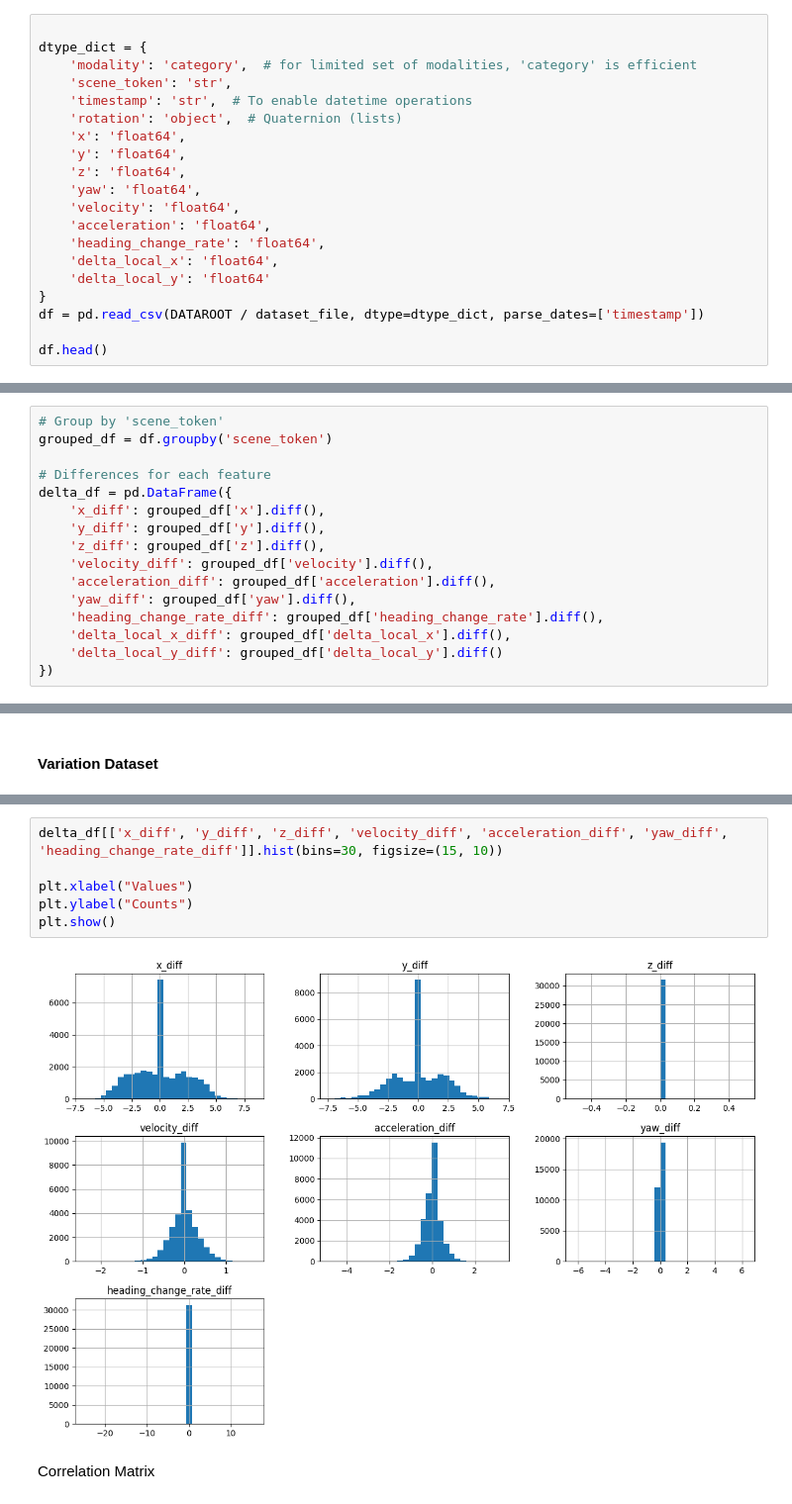
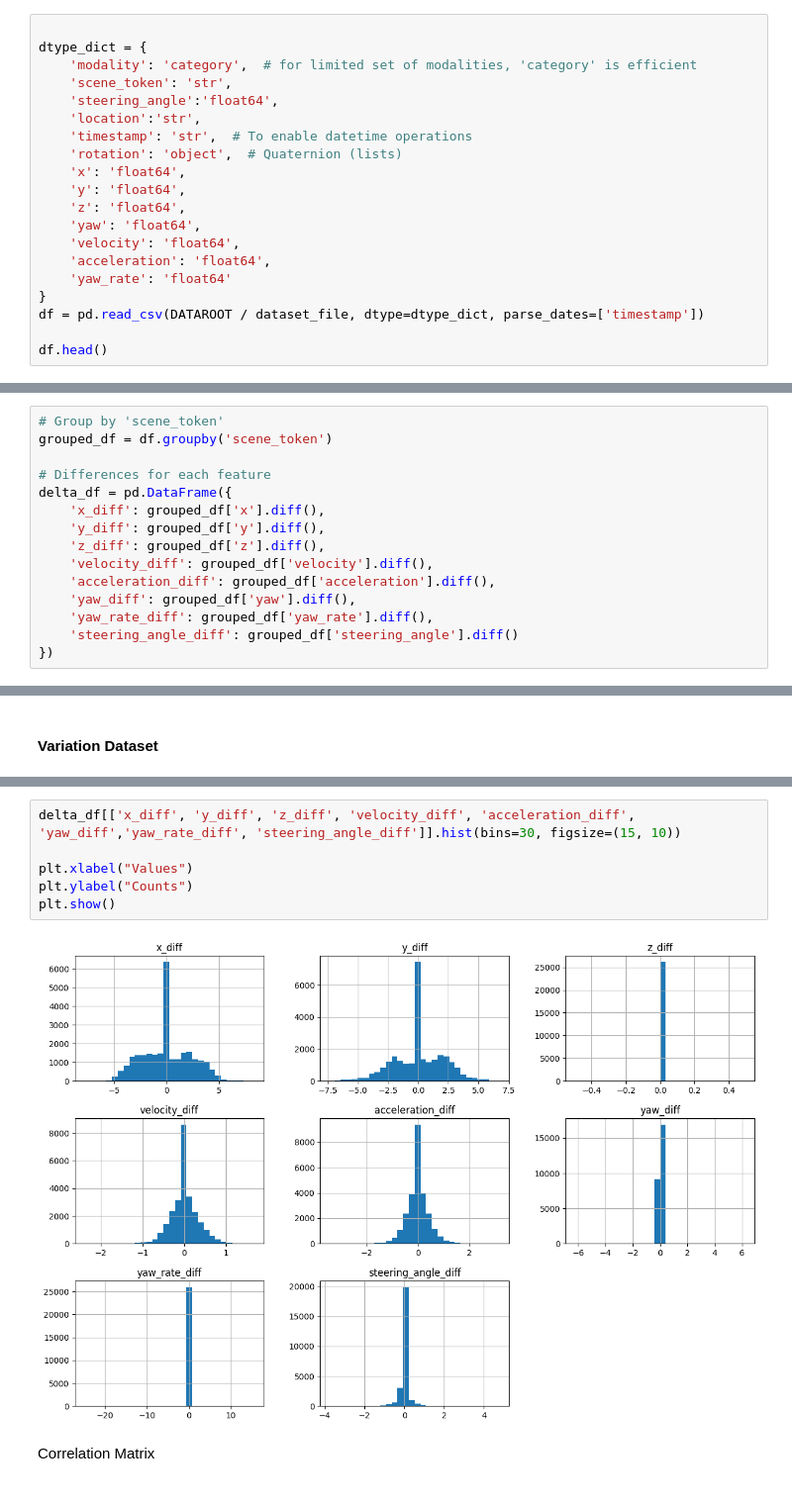
Before and after one commit to SaraMo14/MasterThesis, a Jupyter notebook: notebooks/data_analysis.ipynb, the cells around one changed output, grey strips where cells are left out. Shown at 99% size. Cells and saved outputs as stored; diff of their text form.

```diff
--- a/notebooks/data_analysis.ipynb
+++ b/notebooks/data_analysis.ipynb
@@ -26,6 +27,8 @@ Load the CSV data into a DataFrame
 dtype_dict = {
     'modality': 'category',  # for limited set of modalities, 'category' is efficient
     'scene_token': 'str',
+    'steering_angle':'float64',
+    'location':'str',
     'timestamp': 'str',  # To enable datetime operations
     'rotation': 'object',  # Quaternion (lists)
     'x': 'float64',
@@ -34,9 +37,7 @@ dtype_dict = {
     'yaw': 'float64',
     'velocity': 'float64',
     'acceleration': 'float64',
-    'heading_change_rate': 'float64',
-    'delta_local_x': 'float64',
-    'delta_local_y': 'float64'
+    'yaw_rate': 'float64'
 }
 df = pd.read_csv(DATAROOT / dataset_file, dtype=dtype_dict, parse_dates=['timestamp'])
 
@@ -66,9 +67,8 @@ delta_df = pd.DataFrame({
     'velocity_diff': grouped_df['velocity'].diff(),
     'acceleration_diff': grouped_df['acceleration'].diff(),
     'yaw_diff': grouped_df['yaw'].diff(),
-    'heading_change_rate_diff': grouped_df['heading_change_rate'].diff(),
-    'delta_local_x_diff': grouped_df['delta_local_x'].diff(),
-    'delta_local_y_diff': grouped_df['delta_local_y'].diff()
+    'yaw_rate_diff': grouped_df['yaw_rate'].diff(),
+    'steering_angle_diff': grouped_df['steering_angle'].diff()
 })
 # %%
 # Absolute differences for each feature
@@ -130,11 +311,11 @@ stats.loc[['mean', 'std', 'min', 'max']]
 # %%
-delta_df[['x_diff', 'y_diff', 'z_diff', 'velocity_diff', 'acceleration_diff', 'yaw_diff', 'heading_change_rate_diff']].hist(bins=30, figsize=(15, 10))
+delta_df[['x_diff', 'y_diff', 'z_diff', 'velocity_diff', 'acceleration_diff', 'yaw_diff','yaw_rate_diff', 'steering_angle_diff']].hist(bins=30, figsize=(15, 10))
 
 plt.xlabel("Values")
 plt.ylabel("Counts")
 plt.show()
 # %% [output]
-[figure, old version]
+[figure, new version]
 # %% [markdown]
 Correlation Matrix
 # %%
```
Also changed, not shown: parts of 18 cells of this notebook, 11 other files.
